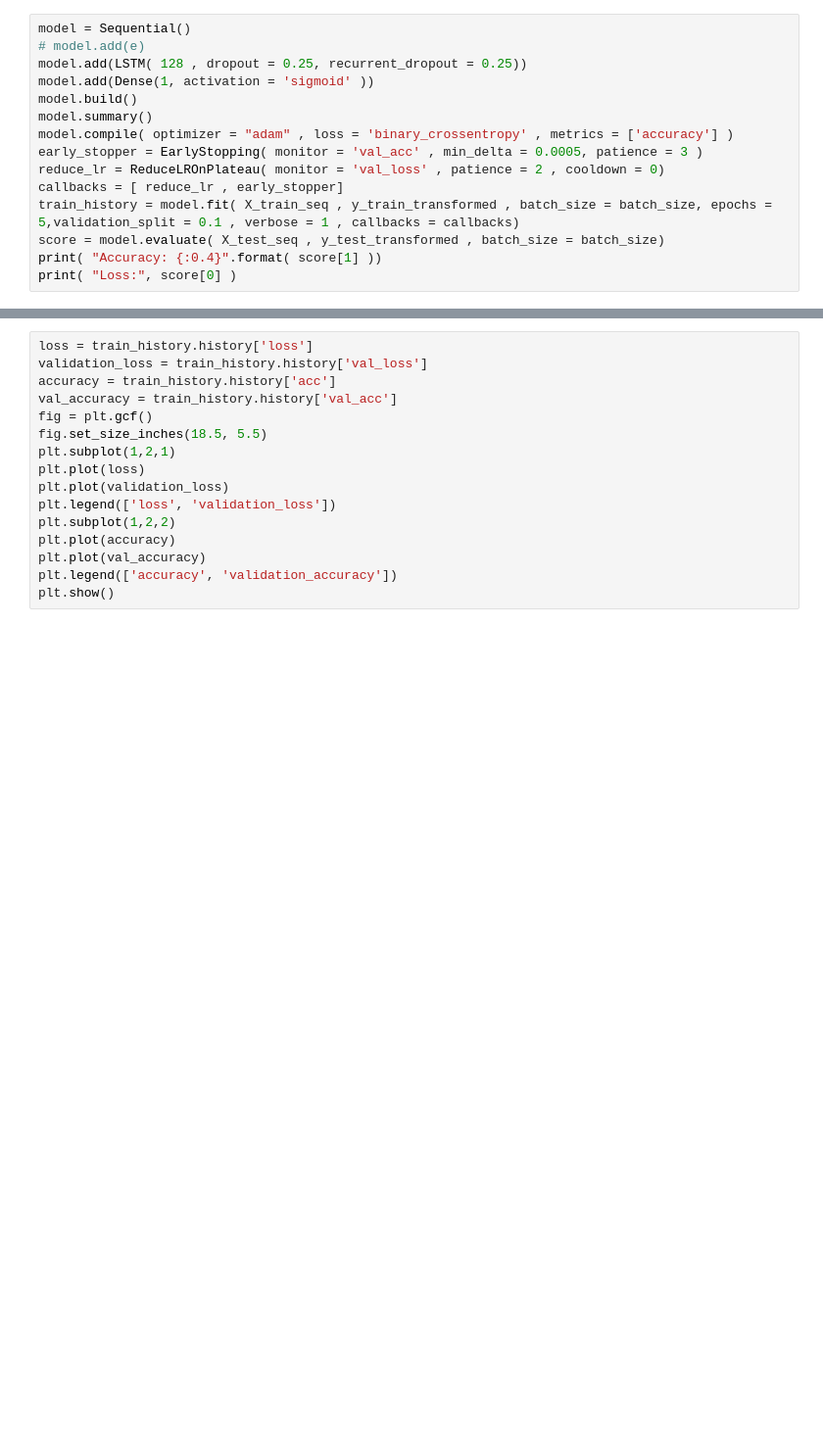
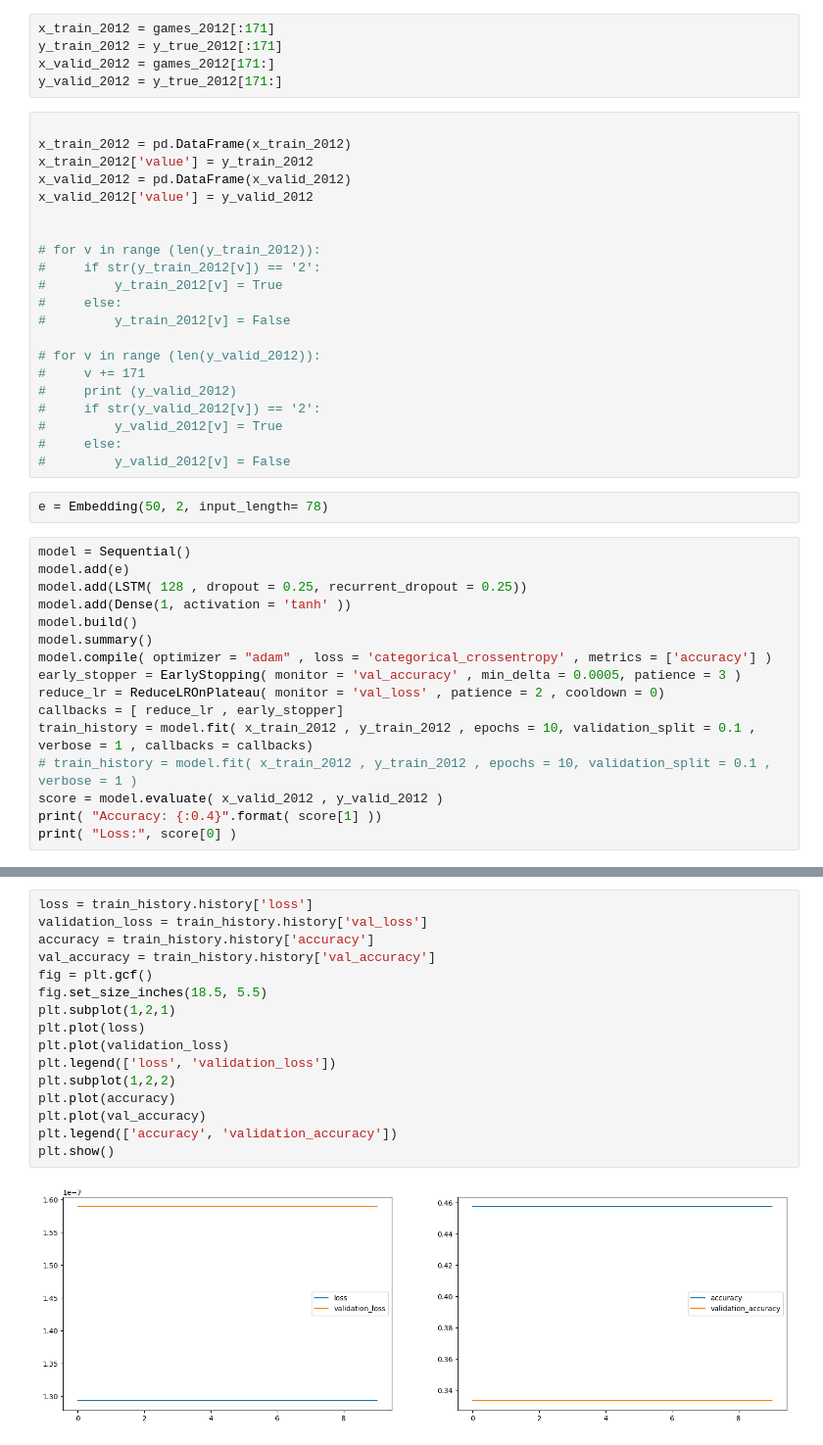
Before and after one commit to TomGallagher98/Thomas_Gallagher_Thesis, a Jupyter notebook: Data/AFL_Stats/NeuralNetwork.ipynb, the cells around one changed output, grey strips where cells are left out. Shown: that part at 98% size. Drawn from its saved outputs; the diff is of its cells as text; blank space fills up the shorter version.

```diff
--- a/Data/AFL_Stats/NeuralNetwork.ipynb
+++ b/Data/AFL_Stats/NeuralNetwork.ipynb
@@ -23,16 +93,45 @@ games_2012 = pd.read_csv(games_folder_path + '2012.csv', index_col=False, parse_
+# %%
+x_train_2012 = games_2012[:171]
+y_train_2012 = y_true_2012[:171]
+x_valid_2012 = games_2012[171:]
+y_valid_2012 = y_true_2012[171:]
+# %%
+
+x_train_2012 = pd.DataFrame(x_train_2012)
+x_train_2012['value'] = y_train_2012
+x_valid_2012 = pd.DataFrame(x_valid_2012)
+x_valid_2012['value'] = y_valid_2012
+
+
+# for v in range (len(y_train_2012)):
+#     if str(y_train_2012[v]) == '2':
+#         y_train_2012[v] = True
+#     else:
+#         y_train_2012[v] = False
+
+# for v in range (len(y_valid_2012)):
+#     v += 171
+#     print (y_valid_2012)
+#     if str(y_valid_2012[v]) == '2':
+#         y_valid_2012[v] = True
+#     else:
+#         y_valid_2012[v] = False
+# %%
+e = Embedding(50, 2, input_length= 78)
 # %%
 model = Sequential()
-# model.add(e)
+model.add(e)
 model.add(LSTM( 128 , dropout = 0.25, recurrent_dropout = 0.25))
-model.add(Dense(1, activation = 'sigmoid' ))
+model.add(Dense(1, activation = 'tanh' ))
 model.build()
 model.summary()
-model.compile( optimizer = "adam" , loss = 'binary_crossentropy' , metrics = ['accuracy'] )
-early_stopper = EarlyStopping( monitor = 'val_acc' , min_delta = 0.0005, patience = 3 )
+model.compile( optimizer = "adam" , loss = 'categorical_crossentropy' , metrics = ['accuracy'] )
+early_stopper = EarlyStopping( monitor = 'val_accuracy' , min_delta = 0.0005, patience = 3 )
 reduce_lr = ReduceLROnPlateau( monitor = 'val_loss' , patience = 2 , cooldown = 0)
 callbacks = [ reduce_lr , early_stopper]
-train_history = model.fit( X_train_seq , y_train_transformed , batch_size = batch_size, epochs = 5,validation_split = 0.1 , verbose = 1 , callbacks = callbacks)
-score = model.evaluate( X_test_seq , y_test_transformed , batch_size = batch_size)
+train_history = model.fit( x_train_2012 , y_train_2012 , epochs = 10, validation_split = 0.1 , verbose = 1 , callbacks = callbacks)
+# train_history = model.fit( x_train_2012 , y_train_2012 , epochs = 10, validation_split = 0.1 , verbose = 1 )
+score = model.evaluate( x_valid_2012 , y_valid_2012 )
 print( "Accuracy: {:0.4}".format( score[1] ))
 print( "Loss:", score[0] )
 # %% [output]
@@ -40,16 +155,18 @@ ValueError: You must provide an `input_shape` argument.
 # %%
 loss = train_history.history['loss']
 validation_loss = train_history.history['val_loss']
-accuracy = train_history.history['acc']
-val_accuracy = train_history.history['val_acc']
+accuracy = train_history.history['accuracy']
+val_accuracy = train_history.history['val_accuracy']
 fig = plt.gcf()
 fig.set_size_inches(18.5, 5.5)
 plt.subplot(1,2,1)
 plt.plot(loss)
 plt.plot(validation_loss)
 plt.legend(['loss', 'validation_loss'])
 plt.subplot(1,2,2)
 plt.plot(accuracy)
 plt.plot(val_accuracy)
 plt.legend(['accuracy', 'validation_accuracy'])
 plt.show()
+# %% [output]
+[figure, added]
```
Also changed, not shown: parts of 10 cells of this notebook, 14 other files.
